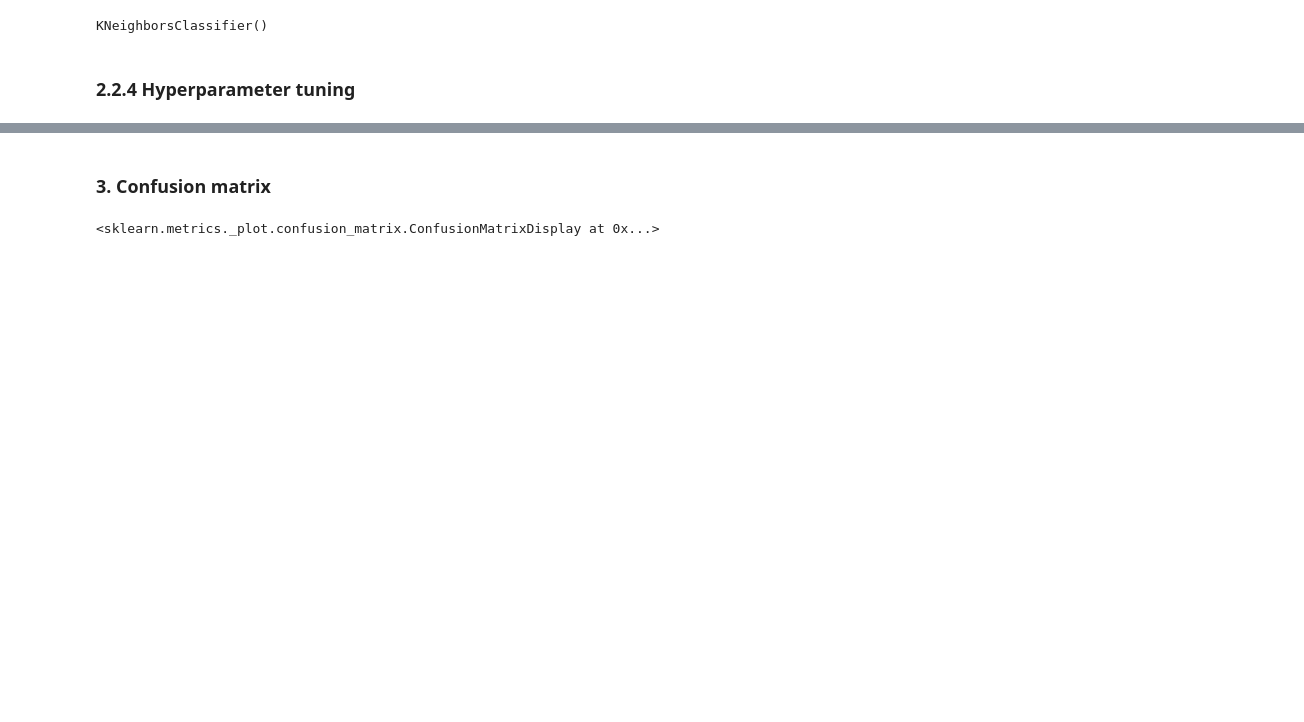
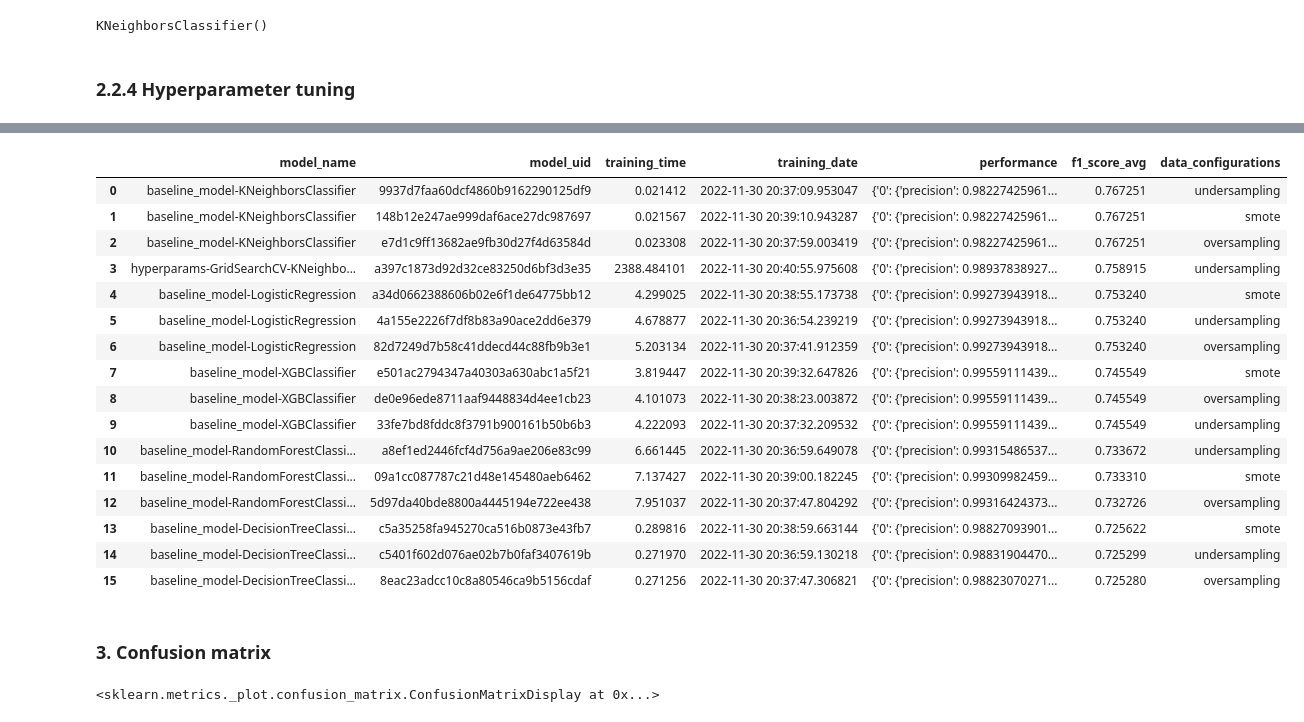
Before and after one commit to rashiop/Final-Project, a Jupyter notebook: notebooks/modelling.ipynb, the cells around one changed output, grey strips where cells are left out. Saved outputs shown, nothing was run; the diff lists cells and outputs as text; code cells hidden in the pictures; blank space fills up the shorter version.

```diff
--- a/notebooks/modelling.ipynb
+++ b/notebooks/modelling.ipynb
@@ -317,3 +316,24 @@ list_of_model["undersampling"][-1]
+# %%
+training_res = training_log_to_df(training_log)
+training_res
+# %% [output]
+|  | model_name | model_uid | training_time | training_date | performance | f1_score_avg | data_configurations |
+| 0 | baseline_model-KNeighborsClassifier | 9937d7faa60dcf4860b9162290125df9 | 0.021412 | 2022-11-30 20:37:09.953047 | {'0': {'precision': 0.98227425961... | 0.767251 | undersampling |
+| 1 | baseline_model-KNeighborsClassifier | 148b12e247ae999daf6ace27dc987697 | 0.021567 | 2022-11-30 20:39:10.943287 | {'0': {'precision': 0.98227425961... | 0.767251 | smote |
+| 2 | baseline_model-KNeighborsClassifier | e7d1c9ff13682ae9fb30d27f4d63584d | 0.023308 | 2022-11-30 20:37:59.003419 | {'0': {'precision': 0.98227425961... | 0.767251 | oversampling |
+| 3 | hyperparams-GridSearchCV-KNeighbo... | a397c1873d92d32ce83250d6bf3d3e35 | 2388.484101 | 2022-11-30 20:40:55.975608 | {'0': {'precision': 0.98937838927... | 0.758915 | undersampling |
+| 4 | baseline_model-LogisticRegression | a34d0662388606b02e6f1de64775bb12 | 4.299025 | 2022-11-30 20:38:55.173738 | {'0': {'precision': 0.99273943918... | 0.753240 | smote |
+| 5 | baseline_model-LogisticRegression | 4a155e2226f7df8b83a90ace2dd6e379 | 4.678877 | 2022-11-30 20:36:54.239219 | {'0': {'precision': 0.99273943918... | 0.753240 | undersampling |
+| 6 | baseline_model-LogisticRegression | 82d7249d7b58c41ddecd44c88fb9b3e1 | 5.203134 | 2022-11-30 20:37:41.912359 | {'0': {'precision': 0.99273943918... | 0.753240 | oversampling |
+| 7 | baseline_model-XGBClassifier | e501ac2794347a40303a630abc1a5f21 | 3.819447 | 2022-11-30 20:39:32.647826 | {'0': {'precision': 0.99559111439... | 0.745549 | smote |
+| 8 | baseline_model-XGBClassifier | de0e96ede8711aaf9448834d4ee1cb23 | 4.101073 | 2022-11-30 20:38:23.003872 | {'0': {'precision': 0.99559111439... | 0.745549 | oversampling |
+| 9 | baseline_model-XGBClassifier | 33fe7bd8fddc8f3791b900161b50b6b3 | 4.222093 | 2022-11-30 20:37:32.209532 | {'0': {'precision': 0.99559111439... | 0.745549 | undersampling |
+| 10 | baseline_model-RandomForestClassi... | a8ef1ed2446fcf4d756a9ae206e83c99 | 6.661445 | 2022-11-30 20:36:59.649078 | {'0': {'precision': 0.99315486537... | 0.733672 | undersampling |
+| 11 | baseline_model-RandomForestClassi... | 09a1cc087787c21d48e145480aeb6462 | 7.137427 | 2022-11-30 20:39:00.182245 | {'0': {'precision': 0.99309982459... | 0.733310 | smote |
+| 12 | baseline_model-RandomForestClassi... | 5d97da40bde8800a4445194e722ee438 | 7.951037 | 2022-11-30 20:37:47.804292 | {'0': {'precision': 0.99316424373... | 0.732726 | oversampling |
+| 13 | baseline_model-DecisionTreeClassi... | c5a35258fa945270ca516b0873e43fb7 | 0.289816 | 2022-11-30 20:38:59.663144 | {'0': {'precision': 0.98827093901... | 0.725622 | smote |
+| 14 | baseline_model-DecisionTreeClassi... | c5401f602d076ae02b7b0faf3407619b | 0.271970 | 2022-11-30 20:36:59.130218 | {'0': {'precision': 0.98831904470... | 0.725299 | undersampling |
+| 15 | baseline_model-DecisionTreeClassi... | 8eac23adcc10c8a80546ca9b5156cdaf | 0.271256 | 2022-11-30 20:37:47.306821 | {'0': {'precision': 0.98823070271... | 0.725280 | oversampling |
 # %% [markdown]
 ### 3. Confusion matrix
 # %%
```
Also changed, not shown: parts of 5 cells of this notebook, 33 other files.
